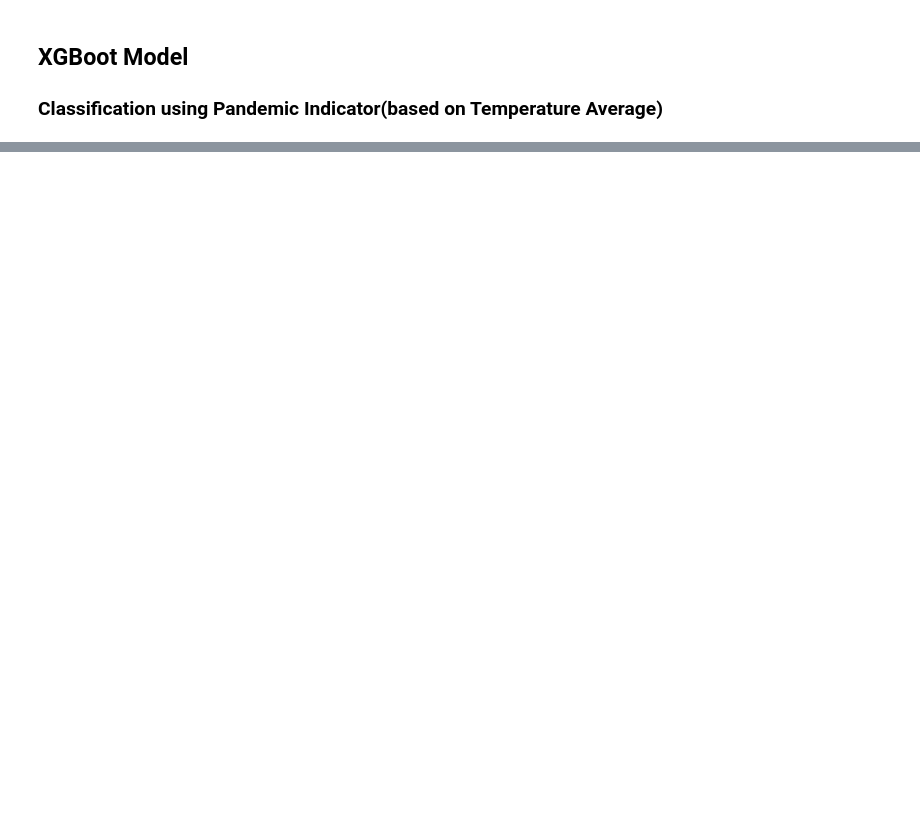
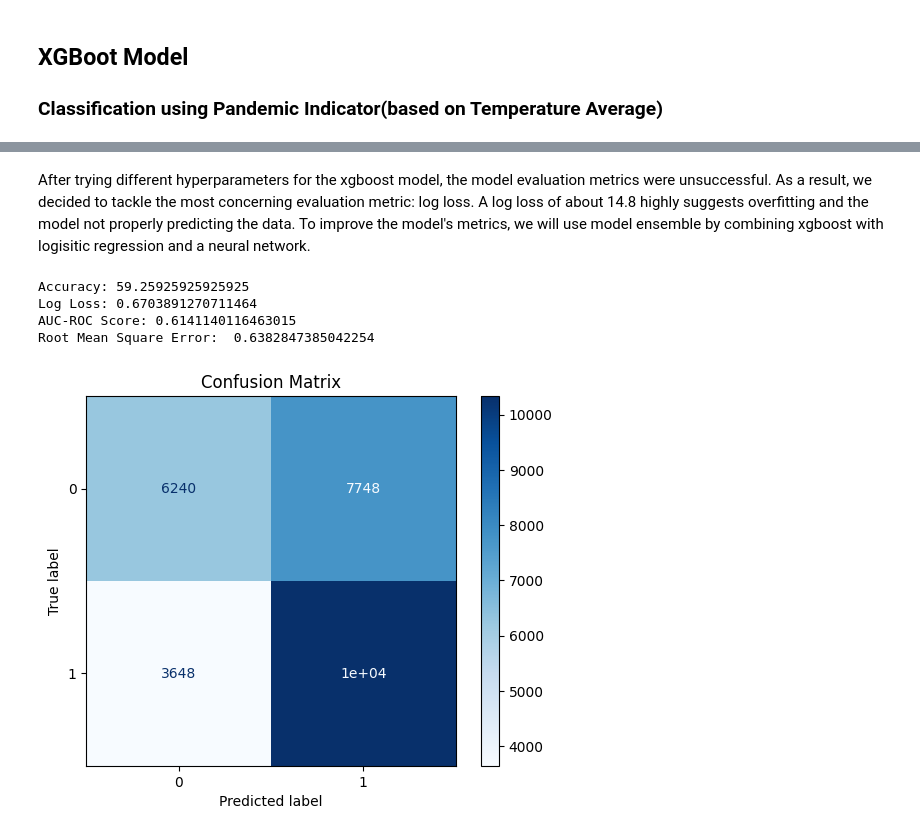
Before and after one commit to iiqueenizzy13/AbtGlobal_1B, a Jupyter notebook: xgboot_model.ipynb, the cells around one changed output, grey strips where cells are left out. Drawn from its saved outputs; the diff is of its cells as text; code cells hidden in the pictures; blank space fills up the shorter version.

```diff
--- a/xgboot_model.ipynb
+++ b/xgboot_model.ipynb
@@ -61,0 +135,66 @@ Log Loss: 14.805576199090376
+# %% [markdown]
+After trying different hyperparameters for the xgboost model, the model evaluation metrics were unsuccessful. As a result, we decided to tackle the most concerning evaluation metric: log loss. A log loss of about 14.8 highly suggests overfitting and the model not properly predicting the data. To improve the model's metrics, we will use model ensemble by combining xgboost with logisitic regression and a neural network.
+# %%
+import xgboost as xgb
+from sklearn.ensemble import StackingClassifier
+from sklearn.linear_model import LogisticRegression
+from sklearn.neural_network import MLPClassifier
+from sklearn.metrics import log_loss
+
+# Define the base models
+xgb_model = xgb.XGBClassifier(
+    objective="binary:logistic",
+    max_depth=3,
+    min_child_weight=5,
+    gamma=0.1,
+    subsample=0.8,
+    colsample_bytree=0.8,
+    eta=0.03,
+    alpha=0.1,
+    eval_metric="logloss",
+    use_label_encoder=False
+)
+
+log_reg_model = LogisticRegression(max_iter=1000)
+
+nn_model = MLPClassifier(hidden_layer_sizes=(10,), max_iter=500)
+
+# Define the stacking ensemble
+stacking_model = StackingClassifier(
+    estimators=[
+        ('xgb', xgb_model),
+        ('log_reg', log_reg_model),
+        ('nn', nn_model)
+    ],
+    final_estimator=xgb.XGBClassifier()  # Meta model
+)
+
+# Train the stacking model
+stacking_model.fit(X_train, y_train)
+
+# Evaluate the model
+y_pred_stack = stacking_model.predict(X_test)
+y_pred_prob_stack = stacking_model.predict_proba(X_test)[:, 1]
+
+# Print performance metrics
+print("Accuracy:", accuracy_score(y_test, y_pred) * 100)
+print("Log Loss:", log_loss(y_test, y_pred_prob_stack))
+print("AUC-ROC Score:", roc_auc_score(y_test, y_pred_prob_stack))
+
+rmse = np.sqrt(np.mean((y_test-y_pred)**2)) / (max(y) - min(y)).item()
+print("Root Mean Square Error: ", rmse)
+
+#confusion matrix
+conf_matrix_stack = confusion_matrix(y_test, y_pred)
+display_matrix = ConfusionMatrixDisplay(confusion_matrix=conf_matrix_stack)
+display_matrix.plot(cmap='Blues')
+plt.title('Confusion Matrix')
+plt.show()
+
+#TODO: use grid search to tune parameters of logisitic regression and neural network
+# %% [output]
+Accuracy: 59.25925925925925
+Log Loss: 0.6703891270711464
+AUC-ROC Score: 0.6141140116463015
+Root Mean Square Error:  0.6382847385042254
+[figure, added]
```
Also changed, not shown: parts of 8 cells of this notebook, 1 other file.
